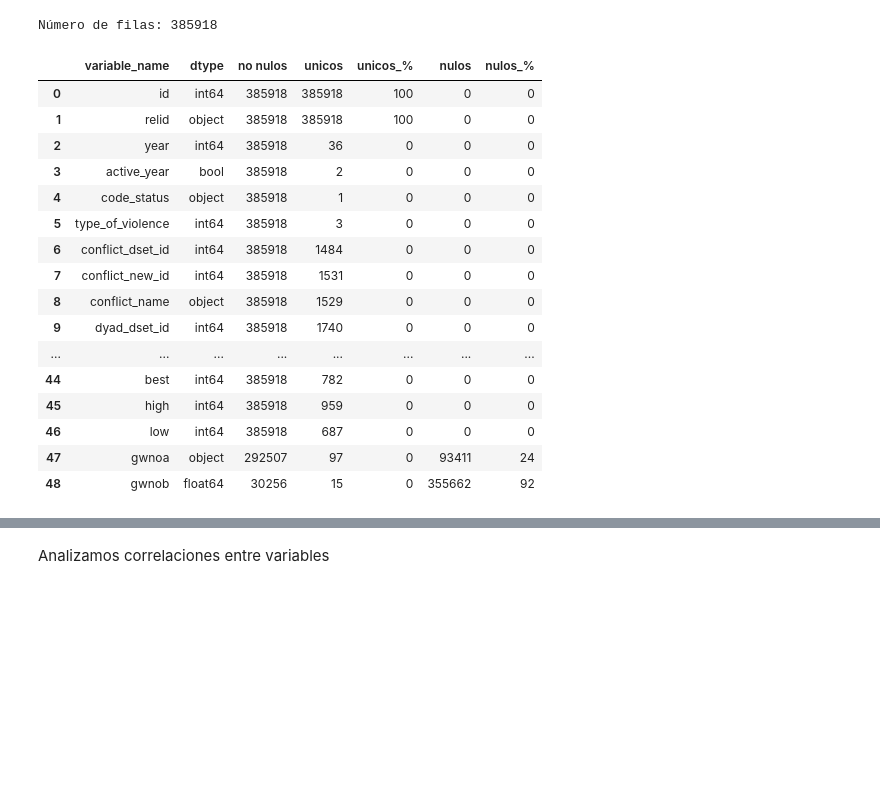
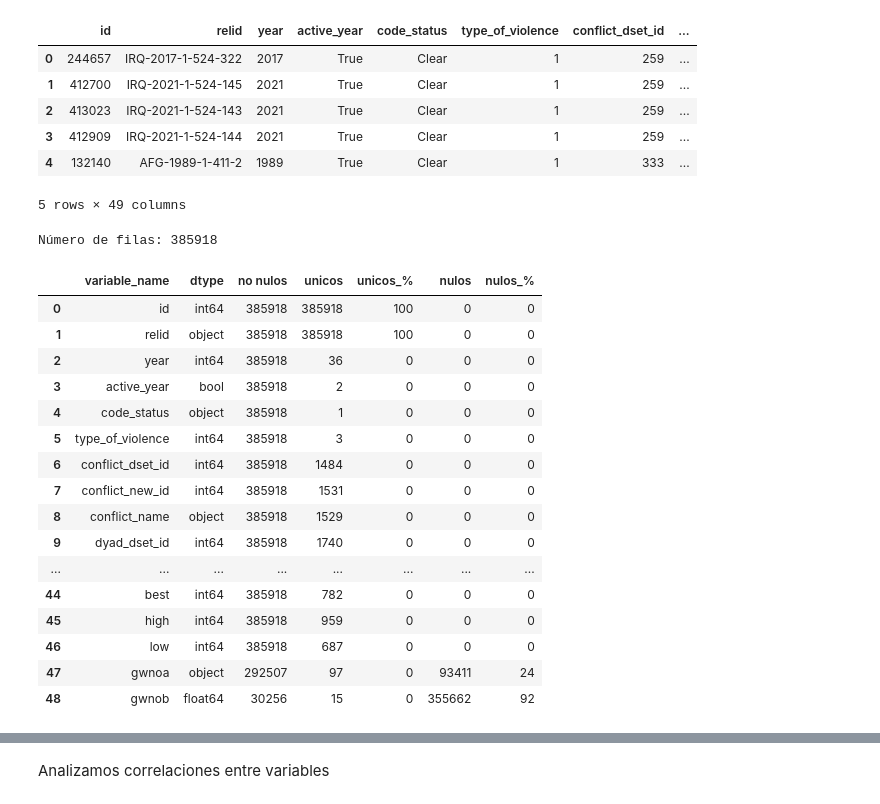
Before and after one commit to jpskobalski/tp_analisis_de_datos, a Jupyter notebook: notebooks/Variable_selection.ipynb, the cells around one changed output, grey strips where cells are left out. Saved outputs shown, nothing was run; the diff lists cells and outputs as text; code cells hidden in the pictures; blank space fills up the shorter version.

```diff
--- a/notebooks/Variable_selection.ipynb
+++ b/notebooks/Variable_selection.ipynb
@@ -6,4 +12,13 @@ from dython.nominal import associations, correlation_ratio, cramers_v
 # %%
 # Leemos el csv, es un archivo grande
-df = pd.read_csv("data/GEDEvent_v25_1.csv", low_memory=False)
+df = pd.read_csv("/home/ronald/tp_analisis_de_datos/data/GEDEvent_v25_1.csv", low_memory=False)
+df.head()
+# %% [output]
+|  | id | relid | year | active_year | code_status | type_of_violence | conflict_dset_id | ... |
+| 0 | 244657 | IRQ-2017-1-524-322 | 2017 | True | Clear | 1 | 259 | ... |
+| 1 | 412700 | IRQ-2021-1-524-145 | 2021 | True | Clear | 1 | 259 | ... |
+| 2 | 413023 | IRQ-2021-1-524-143 | 2021 | True | Clear | 1 | 259 | ... |
+| 3 | 412909 | IRQ-2021-1-524-144 | 2021 | True | Clear | 1 | 259 | ... |
+| 4 | 132140 | AFG-1989-1-411-2 | 1989 | True | Clear | 1 | 333 | ... |
+5 rows × 49 columns
 # %%
@@ -12,34 +27,34 @@ df.drop_duplicates(inplace=True)
 print(f"Número de filas: {df.shape[0]}")
 # %% [output]
 Número de filas: 385918
-# %%
-df_resumen = pd.DataFrame({
-    'variable_name': df.columns,
-    'dtype': df.dtypes.astype(str),
-    'no nulos': df.count(),
-    'unicos': df.nunique(),
-    'unicos_%': (df.nunique()/df.count()*100).round(0).astype(int),
-    'nulos': df.isna().sum(),
-    'nulos_%': (df.isna().mean() * 100).round(0).astype(int),
-
-})
-df_resumen.reset_index(drop=True, inplace=True)
-df_resumen
-# %% [output]
-|  | variable_name | dtype | no nulos | unicos | unicos_% | nulos | nulos_% |
-| 0 | id | int64 | 385918 | 385918 | 100 | 0 | 0 |
-| 1 | relid | object | 385918 | 385918 | 100 | 0 | 0 |
-| 2 | year | int64 | 385918 | 36 | 0 | 0 | 0 |
-| 3 | active_year | bool | 385918 | 2 | 0 | 0 | 0 |
-| 4 | code_status | object | 385918 | 1 | 0 | 0 | 0 |
-| 5 | type_of_violence | int64 | 385918 | 3 | 0 | 0 | 0 |
-| 6 | conflict_dset_id | int64 | 385918 | 1484 | 0 | 0 | 0 |
-| 7 | conflict_new_id | int64 | 385918 | 1531 | 0 | 0 | 0 |
-| 8 | conflict_name | object | 385918 | 1529 | 0 | 0 | 0 |
-| 9 | dyad_dset_id | int64 | 385918 | 1740 | 0 | 0 | 0 |
-| ... | ... | ... | ... | ... | ... | ... | ... |
-| 44 | best | int64 | 385918 | 782 | 0 | 0 | 0 |
-| 45 | high | int64 | 385918 | 959 | 0 | 0 | 0 |
-| 46 | low | int64 | 385918 | 687 | 0 | 0 | 0 |
-| 47 | gwnoa | object | 292507 | 97 | 0 | 93411 | 24 |
-| 48 | gwnob | float64 | 30256 | 15 | 0 | 355662 | 92 |
+# %%
+df_resumen = pd.DataFrame({
+    'variable_name': df.columns,
+    'dtype': df.dtypes.astype(str),
+    'no nulos': df.count(),
+    'unicos': df.nunique(),
+    'unicos_%': (df.nunique()/df.count()*100).round(0).astype(int),
+    'nulos': df.isna().sum(),
+    'nulos_%': (df.isna().mean() * 100).round(0).astype(int)
+
+})
+df_resumen.reset_index(drop=True, inplace=True)
+df_resumen
+# %% [output]
+|  | variable_name | dtype | no nulos | unicos | unicos_% | nulos | nulos_% |
+| 0 | id | int64 | 385918 | 385918 | 100 | 0 | 0 |
+| 1 | relid | object | 385918 | 385918 | 100 | 0 | 0 |
+| 2 | year | int64 | 385918 | 36 | 0 | 0 | 0 |
+| 3 | active_year | bool | 385918 | 2 | 0 | 0 | 0 |
+| 4 | code_status | object | 385918 | 1 | 0 | 0 | 0 |
+| 5 | type_of_violence | int64 | 385918 | 3 | 0 | 0 | 0 |
+| 6 | conflict_dset_id | int64 | 385918 | 1484 | 0 | 0 | 0 |
+| 7 | conflict_new_id | int64 | 385918 | 1531 | 0 | 0 | 0 |
+| 8 | conflict_name | object | 385918 | 1529 | 0 | 0 | 0 |
+| 9 | dyad_dset_id | int64 | 385918 | 1740 | 0 | 0 | 0 |
+| ... | ... | ... | ... | ... | ... | ... | ... |
+| 44 | best | int64 | 385918 | 782 | 0 | 0 | 0 |
+| 45 | high | int64 | 385918 | 959 | 0 | 0 | 0 |
+| 46 | low | int64 | 385918 | 687 | 0 | 0 | 0 |
+| 47 | gwnoa | object | 292507 | 97 | 0 | 93411 | 24 |
+| 48 | gwnob | float64 | 30256 | 15 | 0 | 355662 | 92 |
```
Also changed, not shown: parts of 18 cells of this notebook, 5 other files.
